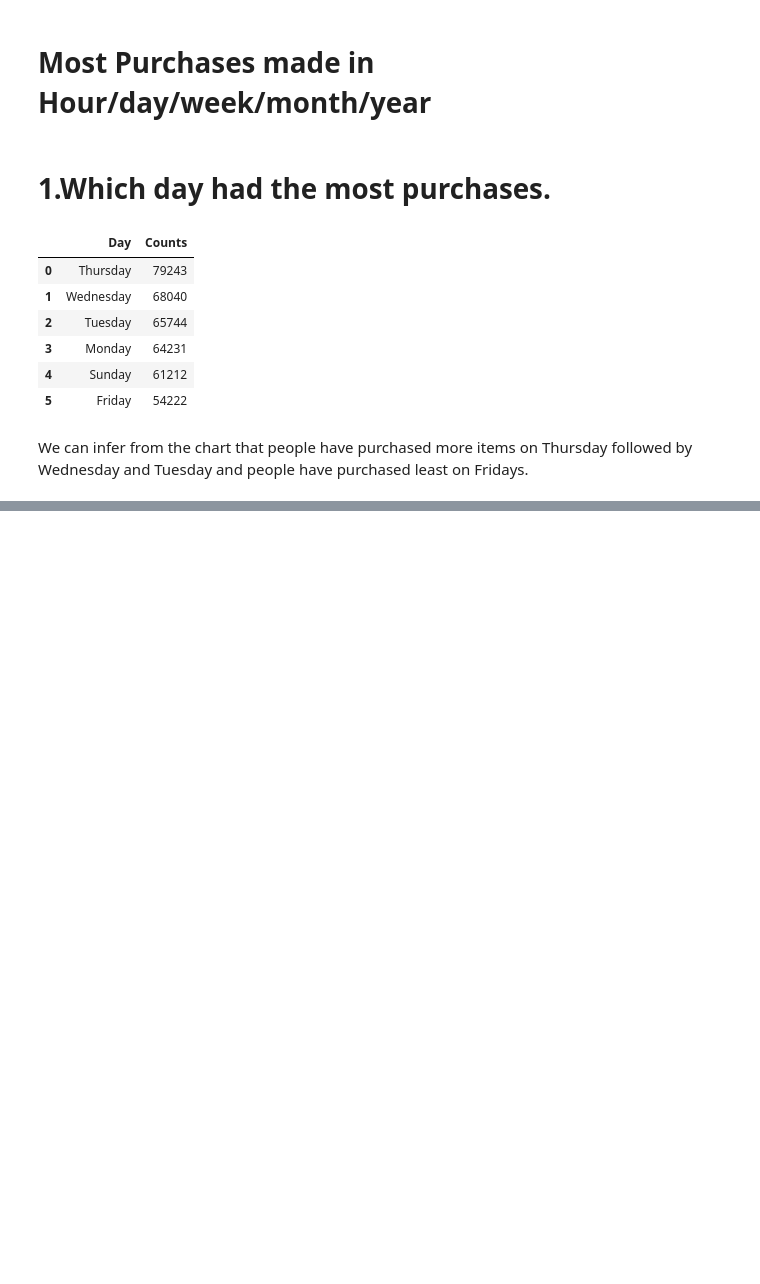
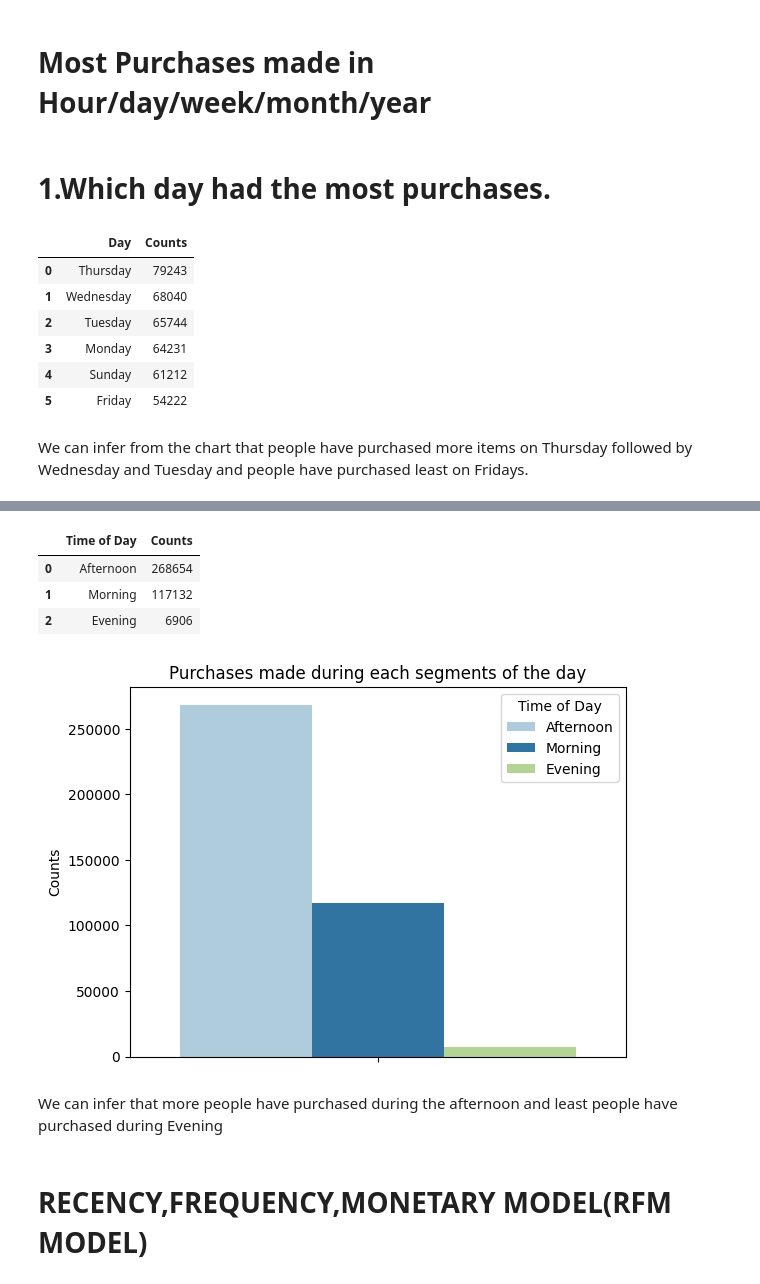
Before and after one commit to Mohit03singh/Customer-Segmentation-Using-Unsupervised-Learning, a Jupyter notebook: Customer_segmentation_using_unsupervised_learning.ipynb, the cells around one changed output, grey strips where cells are left out. Saved outputs shown, nothing was run; the diff lists cells and outputs as text; code cells hidden in the pictures; blank space fills up the shorter version.

```diff
--- a/Customer_segmentation_using_unsupervised_learning.ipynb
+++ b/Customer_segmentation_using_unsupervised_learning.ipynb
@@ -561,0 +677,13 @@ plt.show()
+# %%
+# group the time into 3 buckets
+def time_day(time):
+  if (time >= 6 and time <= 11):
+    return 'Morning'
+  elif (time >= 12 and time <= 17):
+    return 'Afternoon'
+  else:
+    return 'Evening'
+
+# apply the function into the column
+cust_data['time_day'] = cust_data['hour'].apply(time_day)
+cust_data.head()
@@ -561,0 +697,19 @@ plt.show()
+# %%
+time_day = cust_data['time_day'].value_counts().reset_index()
+time_day.rename(columns = {'index':'Time of Day','time_day':'Counts'},inplace = True)
+time_day
+# %% [output]
+|  | Time of Day | Counts |
+| 0 | Afternoon | 268654 |
+| 1 | Morning | 117132 |
+| 2 | Evening | 6906 |
+# %%
+sns.barplot(hue='Time of Day',y='Counts',data=time_day,palette = 'Paired')
+plt.title("Purchases made during each segments of the day")
+plt.show()
+# %% [output]
+[figure, added]
+# %% [markdown]
+We can infer that more people have purchased during the afternoon and least people have purchased during Evening
+# %% [markdown]
+# **RECENCY,FREQUENCY,MONETARY MODEL(RFM MODEL)**
```
Also changed, not shown: parts of 16 cells of this notebook.
